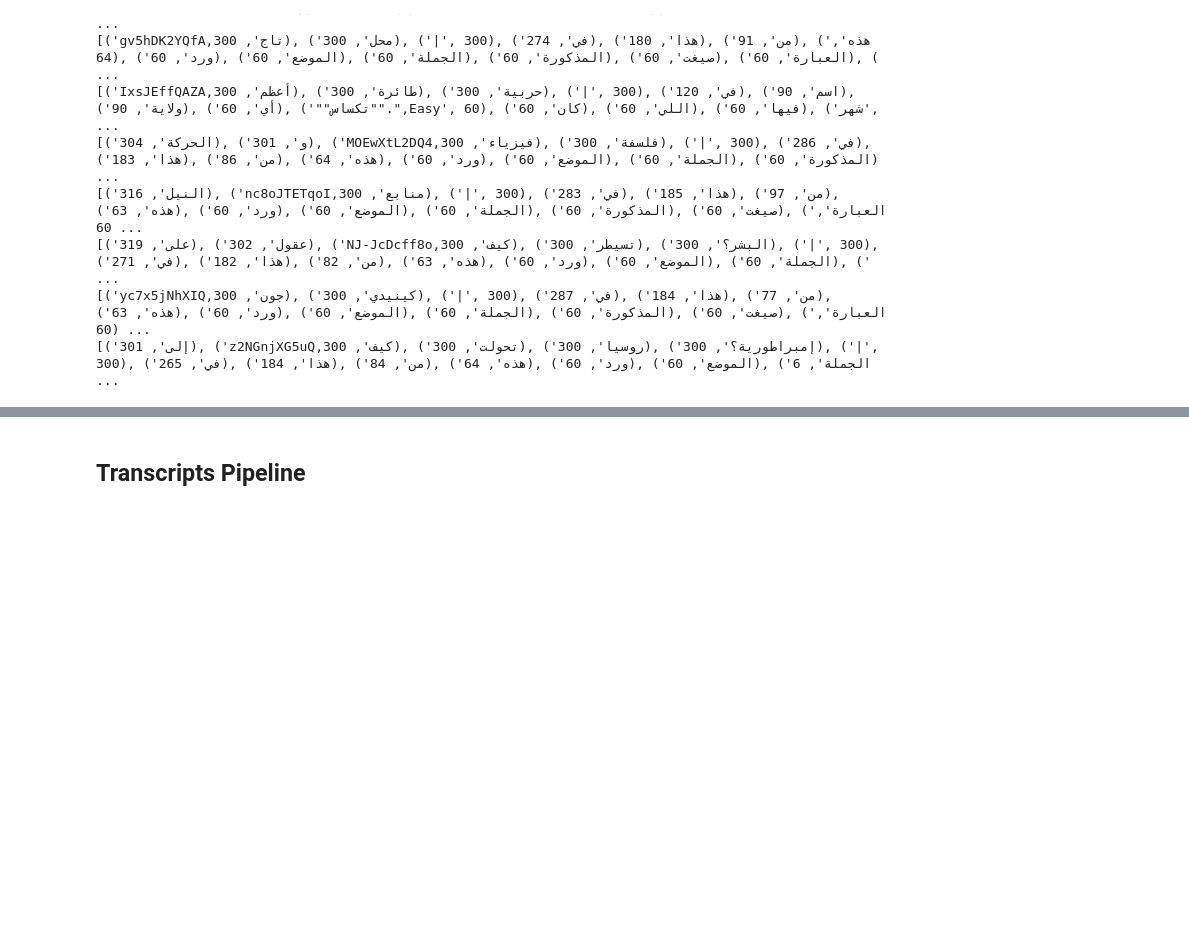
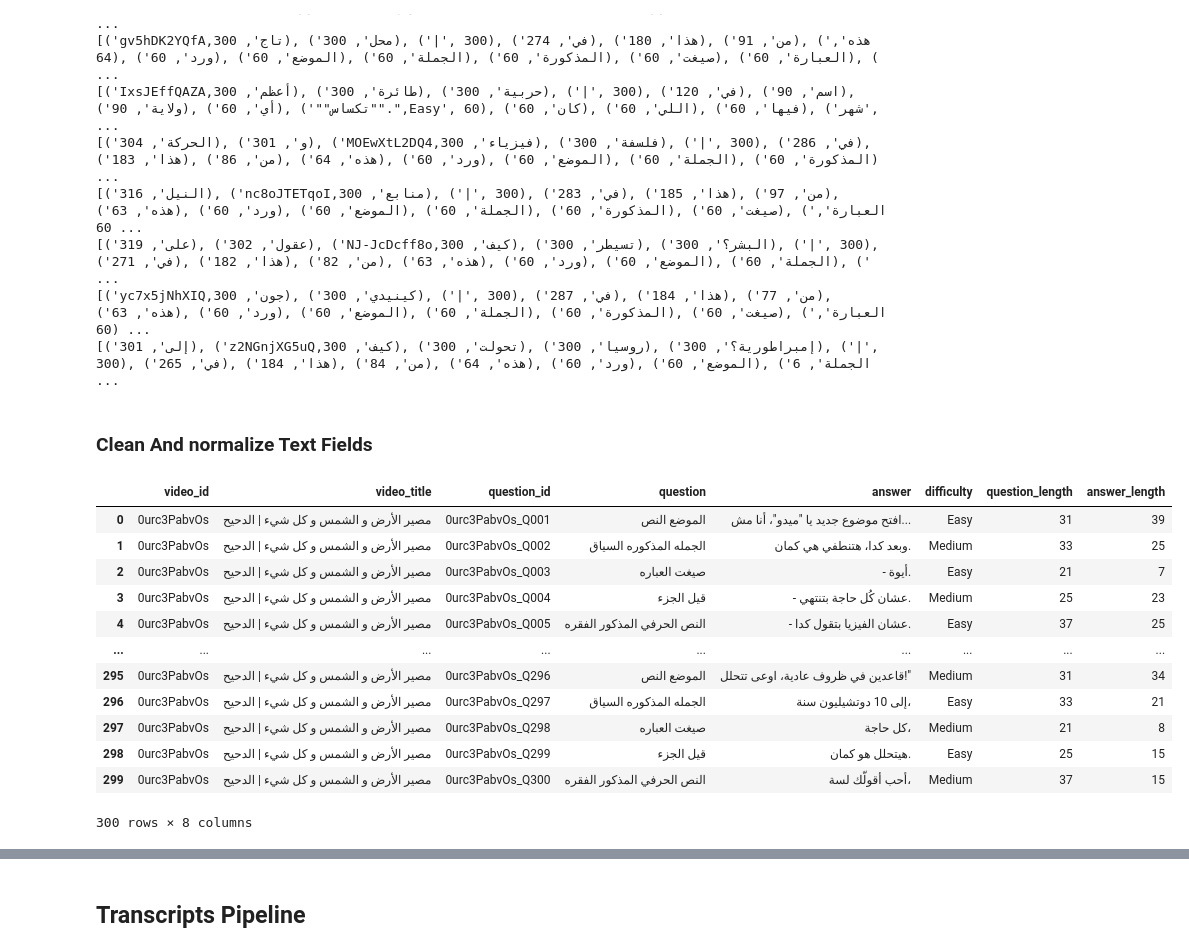
Before and after one commit to Raed108/NLP-Project, a Jupyter notebook: ms1_analysis.ipynb, the cells around one changed output, grey strips where cells are left out. Drawn from its saved outputs; the diff is of its cells as text; code cells hidden in the pictures; blank space fills up the shorter version.

Commit message:
added data cleaning and normalization pipeline

```diff
--- a/ms1_analysis.ipynb
+++ b/ms1_analysis.ipynb
@@ -84,3 +102,5 @@ for f in files:
 [('على', 319), ('عقول', 302), ('NJ-JcDcff8o,كيف', 300), ('تسيطر', 300), ('البشر؟', 300), ('|', 300), ('في', 271), ('هذا', 182), ('من', 82), ('هذه', 63), ('ورد', 60), ('الموضع', 60), ('الجملة', 60), (' ...
 [('yc7x5jNhXIQ,جون', 300), ('كينيدي', 300), ('|', 300), ('في', 287), ('هذا', 184), ('من', 77), ('هذه', 63), ('ورد', 60), ('الموضع', 60), ('الجملة', 60), ('المذكورة', 60), ('صيغت', 60), ('العبارة', 60) ...
 [('إلى', 301), ('z2NGnjXG5uQ,كيف', 300), ('تحولت', 300), ('روسيا', 300), ('إمبراطورية؟', 300), ('|', 300), ('في', 265), ('هذا', 184), ('من', 84), ('هذه', 64), ('ورد', 60), ('الموضع', 60), ('الجملة', 6 ...
+# %% [markdown]
+### Clean And normalize Text Fields
@@ -86,0 +161,16 @@ for f in files:
+# %%
+process_text_column(df, "question")
+# %% [output]
+|  | video_id | video_title | question_id | question | answer | difficulty | question_length | answer_length |
+| 0 | 0urc3PabvOs | مصير الأرض و الشمس و كل شيء | الدحيح | 0urc3PabvOs_Q001 | الموضع النص | افتح موضوع جديد يا "ميدو"، أنا مش... | Easy | 31 | 39 |
+| 1 | 0urc3PabvOs | مصير الأرض و الشمس و كل شيء | الدحيح | 0urc3PabvOs_Q002 | الجمله المذكوره السياق | وبعد كدا، هتنطفي هي كمان. | Medium | 33 | 25 |
+| 2 | 0urc3PabvOs | مصير الأرض و الشمس و كل شيء | الدحيح | 0urc3PabvOs_Q003 | صيغت العباره | - أيوة. | Easy | 21 | 7 |
+| 3 | 0urc3PabvOs | مصير الأرض و الشمس و كل شيء | الدحيح | 0urc3PabvOs_Q004 | قيل الجزء | - عشان كُل حاجة بتنتهي. | Medium | 25 | 23 |
+| 4 | 0urc3PabvOs | مصير الأرض و الشمس و كل شيء | الدحيح | 0urc3PabvOs_Q005 | النص الحرفي المذكور الفقره | - عشان الفيزيا بتقول كدا. | Easy | 37 | 25 |
+| ... | ... | ... | ... | ... | ... | ... | ... | ... |
+| 295 | 0urc3PabvOs | مصير الأرض و الشمس و كل شيء | الدحيح | 0urc3PabvOs_Q296 | الموضع النص | قاعدين في ظروف عادية، اوعى تتحلل!" | Medium | 31 | 34 |
+| 296 | 0urc3PabvOs | مصير الأرض و الشمس و كل شيء | الدحيح | 0urc3PabvOs_Q297 | الجمله المذكوره السياق | إلى 10 دوتشيليون سنة، | Easy | 33 | 21 |
+| 297 | 0urc3PabvOs | مصير الأرض و الشمس و كل شيء | الدحيح | 0urc3PabvOs_Q298 | صيغت العباره | كل حاجة، | Medium | 21 | 8 |
+| 298 | 0urc3PabvOs | مصير الأرض و الشمس و كل شيء | الدحيح | 0urc3PabvOs_Q299 | قيل الجزء | هيتحلل هو كمان. | Easy | 25 | 15 |
+| 299 | 0urc3PabvOs | مصير الأرض و الشمس و كل شيء | الدحيح | 0urc3PabvOs_Q300 | النص الحرفي المذكور الفقره | أحب أقولّك لسة، | Medium | 37 | 15 |
+300 rows × 8 columns
```
Also changed, not shown: parts of 9 cells of this notebook.
